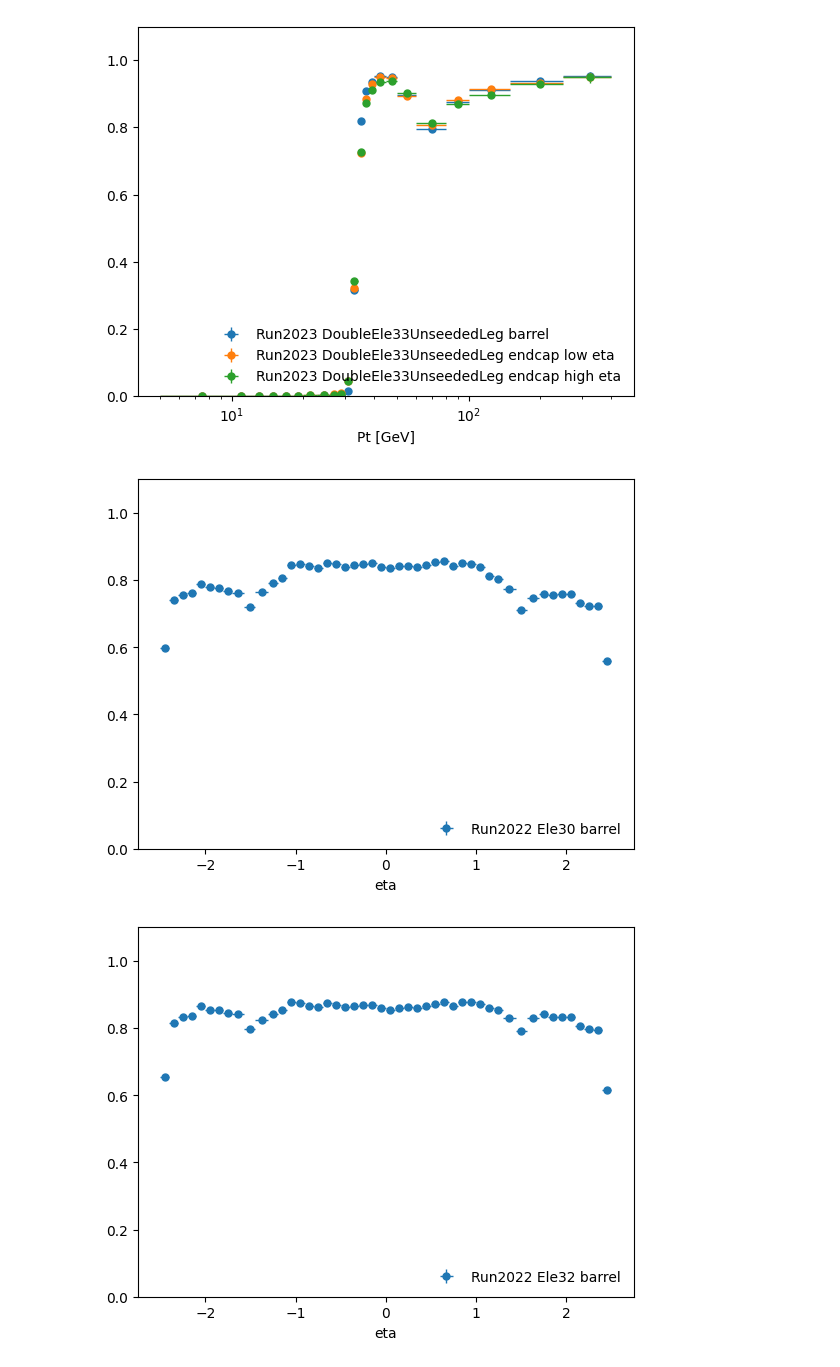
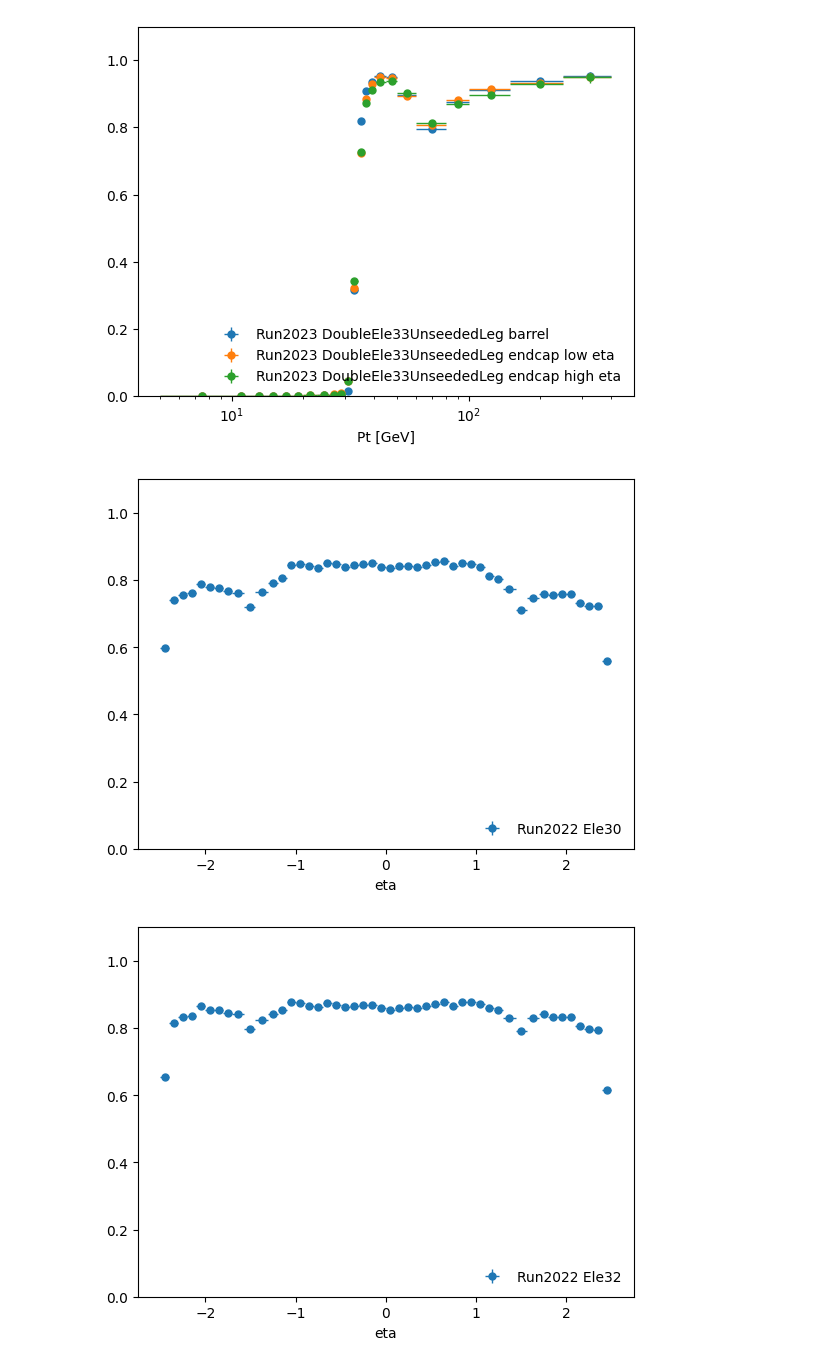
Before and after one commit to ikrommyd/egamma-tnp, a Jupyter notebook: ntuple_efficiency.ipynb, the cells around one changed output. Cells and saved outputs as stored; diff of their text form; code cells hidden in the pictures.

Commit message:
fix typo in label

```diff
--- a/ntuple_efficiency.ipynb
+++ b/ntuple_efficiency.ipynb
@@ -444,17 +444,17 @@ for year in ["2022", "2023"]:
 # %%
 for year in ["2022", "2023"]:
     for name, filter in hlt_paths.items():
         outfile = f"root_files/Run{year}_{name}_ntuples.root"
         with uproot.open(outfile) as res:
             plt.figure()
             plot_efficiency(
                 res["eta"]["entire"]["passing"].to_hist(),
                 res["eta"]["entire"]["all"].to_hist(),
-                label=f"Run{year} {name} barrel",
+                label=f"Run{year} {name}",
             )
             plt.legend(loc="lower right", frameon=False)
             plt.ylim(0.0, 1.1)
             plt.show()
 # %% [output]
-[figure, old version]
+[figure, new version]
-[figure, old version]
+[figure, new version]
```
Also changed, not shown: parts of 2 cells of this notebook.
